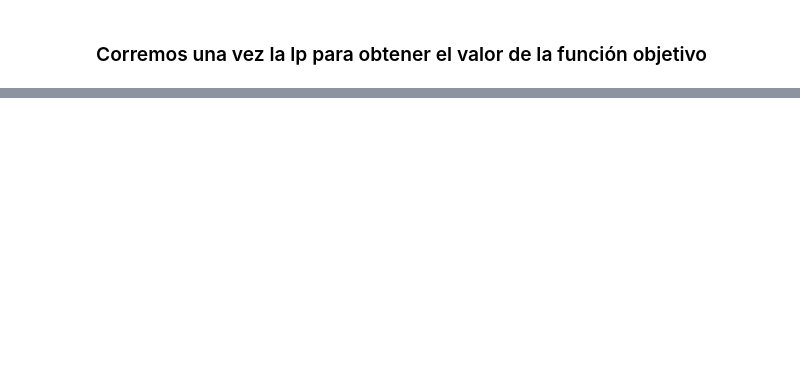
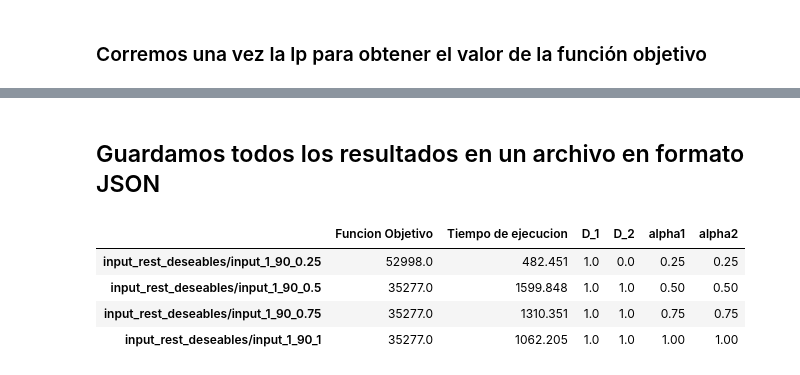
Before and after one commit to eitanembon/TP1-InvOp, a Jupyter notebook: restriccionesDesseables.ipynb, the cells around one changed output, grey strips where cells are left out. Saved outputs shown, nothing was run; the diff lists cells and outputs as text; code cells hidden in the pictures; blank space fills up the shorter version.

```diff
--- a/restriccionesDesseables.ipynb
+++ b/restriccionesDesseables.ipynb
@@ -10,5 +11,5 @@ instances_path = "/home/eitancho/Documentos/Compu/InvOperativa/TP1-InvOp/inputs_
 # %%
-def corre_instancia_en_modelo(model:Modelo, results):
+def corre_instancia_en_modelo(model:Modelo):
     # Armamos modelo
     print('Armando la lp')
     model.armar_lp('lps/')
@@ -17,8 +18,5 @@ def corre_instancia_en_modelo(model:Modelo, results):
     # Resolucion del modelo
     model.resolver_lp('logs')
 
-    print('Guardando resultados')
-    # Guardamos resultados
-    model.guardar_resultados(results)
 
     return model
@@ -91,0 +100,16 @@ results
+# %%
+cant_modelos = 1
+
+porcentajes = [0.25, 0.5, 0.75, 1]
+for path in glob.glob(instances_path + 'input_*.txt'):
+    valor_objetivo_original = results['Modelo Original'][path[:-4]].valor_objetivo()
+    for porcentaje in porcentajes:
+        print(f"Instancia: {path}")
+        model = ModeloWithRestrictionsInObjectiveFunction(path, [RESTRICCION_CONFLICTO_TRAJABAJADORES, RESTRICCION_ORDENES_REPETITIVAS],alpha1= round(porcentaje* valor_objetivo_original), alpha2= round(porcentaje*valor_objetivo_original) )
+        model = corre_instancia_en_modelo(model)
+        results['Modelo con Deseables en Funcion Objetivo'][f"{path[:-4]}_{porcentaje}"] = model, porcentaje
+        print(f"Valor objetivo: {model.valor_objetivo()}")
+        print(f"Tiempo de ejecucion: {model.tiempo_ejecucion()}s")
+        print()
+
+    cant_modelos += 1
@@ -91,0 +194,32 @@ results
+# %% [markdown]
+## Guardamos todos los resultados en un archivo en formato JSON
+# %%
+import json
+import pandas as pd
+
+results_to_save = {"Modelo Original": {}, "Modelo con Deseables en Restricciones": {}, "Modelo con Deseables en Funcion Objetivo": {}}
+for key in results :
+    for instance in results[key]:
+        if key == "Modelo con Deseables en Funcion Objetivo":
+            results_to_save[key][instance] = {'Funcion Objetivo': results[key][instance][0].valor_objetivo(), 'Tiempo de ejecucion': results[key][instance][0].tiempo_ejecucion(), 'D_1': results[key][instance][0].obtener_asignacion_variables_deseables()['D_1'], 'D_2': results[key][instance][0].obtener_asignacion_variables_deseables()['D_2'], 'alpha1': results[key][instance][1], 'alpha2': results[key][instance][1]}
+        else:
+            results_to_save[key][instance] = {'Funcion Objetivo': results[key][instance].valor_objetivo(), 'Tiempo de ejecucion': results[key][instance].tiempo_ejecucion()}
+with open('results.txt', 'w') as f:
+    f.write(json.dumps(results_to_save, indent=4))
+# %%
+#Transform into a pandas dataframe
+dfMO = pd.DataFrame(results_to_save['Modelo Original']).T
+dfMR = pd.DataFrame(results_to_save['Modelo con Deseables en Restricciones']).T
+dfMFO = pd.DataFrame(results_to_save['Modelo con Deseables en Funcion Objetivo']).T
+
+dfMO.to_latex('resultsMO.tex')
+dfMR.to_latex('resultsMR.tex')
+dfMFO.to_latex('resultsMFO.tex')
+# %%
+dfMFO
+# %% [output]
+|  | Funcion Objetivo | Tiempo de ejecucion | D_1 | D_2 | alpha1 | alpha2 |
+| input_rest_deseables/input_1_90_0.25 | 52998.0 | 482.451 | 1.0 | 0.0 | 0.25 | 0.25 |
+| input_rest_deseables/input_1_90_0.5 | 35277.0 | 1599.848 | 1.0 | 1.0 | 0.50 | 0.50 |
+| input_rest_deseables/input_1_90_0.75 | 35277.0 | 1310.351 | 1.0 | 1.0 | 0.75 | 0.75 |
+| input_rest_deseables/input_1_90_1 | 35277.0 | 1062.205 | 1.0 | 1.0 | 1.00 | 1.00 |
```
Also changed, not shown: parts of 8 cells of this notebook, 3 other files.
